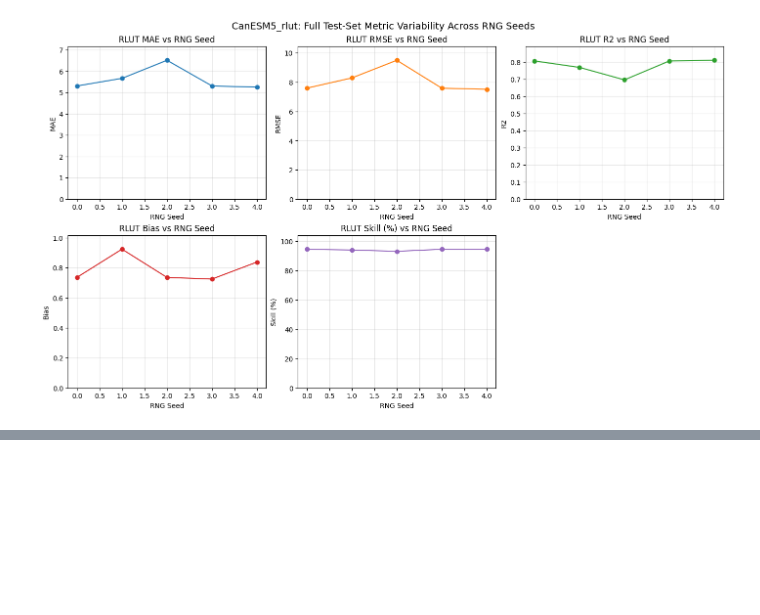
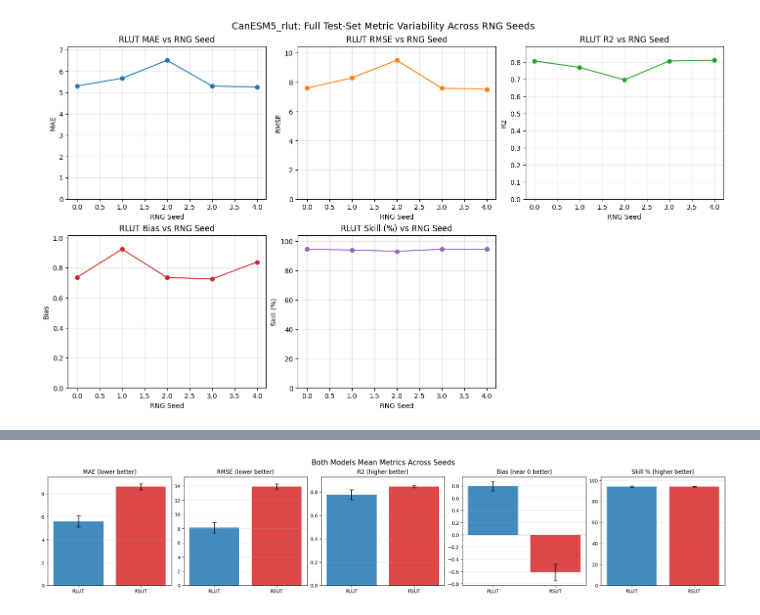
Before and after one commit to UW-MLGEO/Paleo_Climate_ML, a Jupyter notebook: code/notebooks/06_model_evaluation.ipynb, the cells around one changed output, grey strips where cells are left out. Cells and saved outputs as stored; diff of their text form; code cells hidden in the pictures; blank space fills up the shorter version.

Commit message:
added bar plots for model evaluation

```diff
--- a/code/notebooks/06_model_evaluation.ipynb
+++ b/code/notebooks/06_model_evaluation.ipynb
@@ -429,3 +429,77 @@ Skill mean=94.04, std=0.56, min=93.01, max=94.47
 
 Saved seed-variability plot: C:\Users\altti\Documents\ESS 469\Paleo_Climate_ML\data\figures\CanESM5_rlut_rngseed_variability_metrics.png
 [figure]
+# %%
+# Combined model-comparison
+seed_list = [0, 1, 2, 3, 4]
+metric_names = ["MAE", "RMSE", "R2", "Bias", "SkillPercent"]
+metric_labels = {
+    "MAE": "MAE (lower better)",
+    "RMSE": "RMSE (lower better)",
+    "R2": "R2 (higher better)",
+    "Bias": "Bias (near 0 better)",
+    "SkillPercent": "Skill % (higher better)",
+}
+
+def evaluate_model_across_seeds(experiment_name: str, seeds: list[int]) -> list[dict]:
+    out = []
+    for s in seeds:
+        out.append(evaluate_full_testset(experiment_name, rng_seed=s))
+    return out
+
+rlut_metrics = evaluate_model_across_seeds("CanESM5_rlut", seed_list)
+rsut_metrics = evaluate_model_across_seeds("CanESM5_rsut", seed_list)
+def to_metric_array(metric_list: list[dict], keys: list[str]) -> np.ndarray:
+    return np.array([[m[k] for k in keys] for m in metric_list], dtype=float)
+
+arr_rlut = to_metric_array(rlut_metrics, metric_names)
+arr_rsut = to_metric_array(rsut_metrics, metric_names)
+
+mean_rlut = arr_rlut.mean(axis=0)
+std_rlut = arr_rlut.std(axis=0)
+mean_rsut = arr_rsut.mean(axis=0)
+std_rsut = arr_rsut.std(axis=0)
+print("\nModel comparison across rngseed0-4 (full test set):")
+print("Metric        RLUT mean±std           RSUT mean±std")
+for i, m in enumerate(metric_names):
+    print(f"{m:<12} {mean_rlut[i]:>8.4f} ± {std_rlut[i]:<8.4f}   {mean_rsut[i]:>8.4f} ± {std_rsut[i]:<8.4f}")
+
+objective = {
+    "MAE": "min",
+    "RMSE": "min",
+    "R2": "max",
+    "Bias": "zero",
+    "SkillPercent": "max",
+}
+
+print("\nBetter model by metric:")
+for i, m in enumerate(metric_names):
+    if objective[m] == "min":
+        better = "RLUT" if mean_rlut[i] < mean_rsut[i] else "RSUT"
+    elif objective[m] == "max":
+        better = "RLUT" if mean_rlut[i] > mean_rsut[i] else "RSUT"
+    else:
+        better = "RLUT" if abs(mean_rlut[i]) < abs(mean_rsut[i]) else "RSUT"
+    print(f"  {m:<12}: {better}")
+
+# Bar graphs
+fig2, axs2 = plt.subplots(1, len(metric_names), figsize=(20, 4), constrained_layout=True)
+for i, m in enumerate(metric_names):
+    ax2 = axs2[i]
+    means = [mean_rlut[i], mean_rsut[i]]
+    errs = [std_rlut[i], std_rsut[i]]
+    ax2.bar(["RLUT", "RSUT"], means, yerr=errs, capsize=4, color=["blue", "red"], alpha=0.85)
+    ax2.set_title(metric_labels[m])
+    ax2.grid(axis="y", alpha=0.3)
+    if means[0] > 0 and means[1] > 0:
+        ax2.set_ylim(0, max(means) * 1.1)
+    if m == "Bias":
+        ax2.axhline(0.0, linestyle="--", linewidth=1, color="black", alpha=0.6)
+
+fig2.suptitle("Both Models Mean Metrics Across Seeds", fontsize=15)
+out_bars = FIGURES_DIRECTORY / "model_comparison_metric_bars.png"
+fig2.savefig(out_bars, dpi=250, bbox_inches="tight")
+print(f"Saved bar comparison: {out_bars}")
+
+plt.show()
+# %% [output]
@@ -432,2 +523,3 @@ Saved seed-variability plot: C:\Users\altti\Documents\ESS 469\Paleo_Climate_ML\d
+[figure, added]
 # %%
 # error vs epochs for rlut and rsut
```
Also changed, not shown: parts of 1 cell of this notebook.
